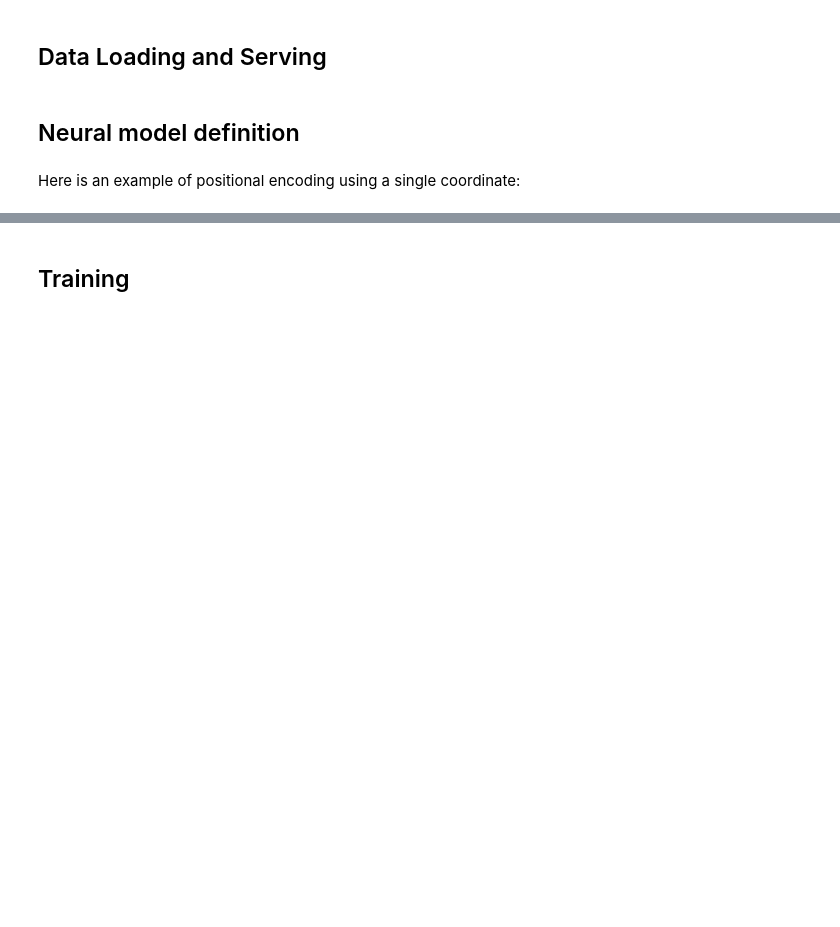
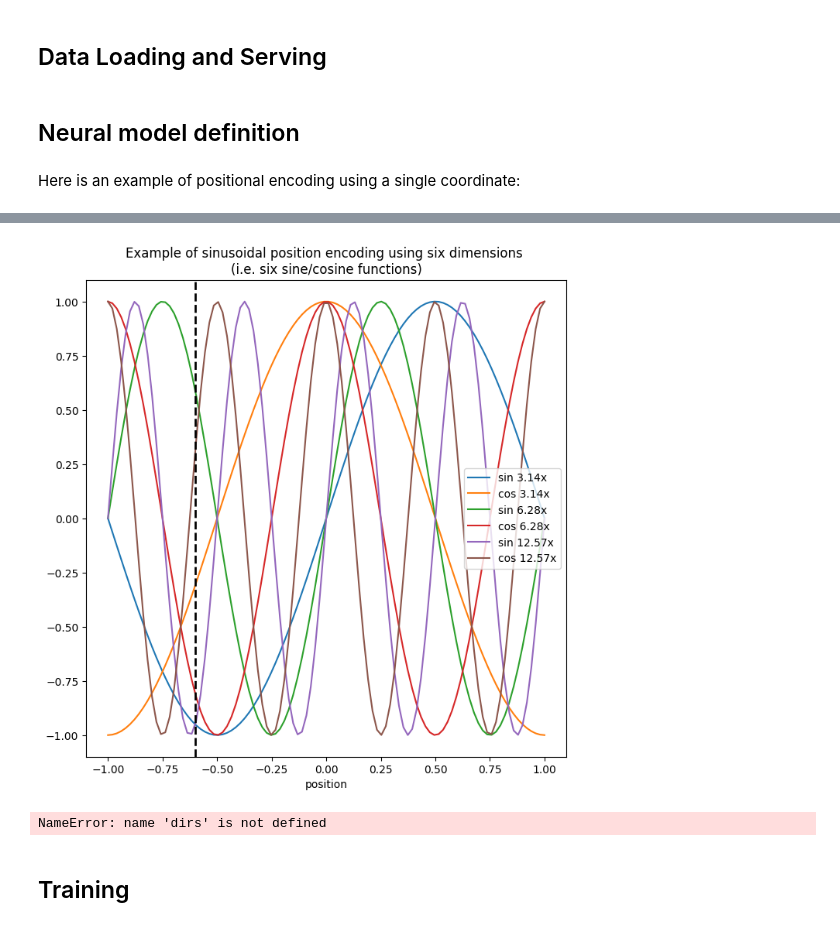
Before and after one commit to LucFrachon/nerf, a Jupyter notebook: NeRF.ipynb, the cells around one changed output, grey strips where cells are left out. Drawn from its saved outputs; the diff is of its cells as text; code cells hidden in the pictures; blank space fills up the shorter version.

```diff
--- a/NeRF.ipynb
+++ b/NeRF.ipynb
@@ -551,7 +617,7 @@ class PositionalEncoding(nn.Module):
 # %% [markdown]
 Here is an example of positional encoding using a single coordinate:
 # %%
-pos = torch.linspace(-1., 1., steps=16).reshape(1, -1, 1)
+pos = torch.linspace(-1., 1., steps=100).reshape(1, -1, 1)
 enc = PositionalEncoding(3, 1)
 pos_enc = enc(pos).squeeze().numpy()
 factors = enc.factors.repeat_interleave(2)
@@ -563,8 +644,11 @@ pos_enc
 # %%
-# %matplotlib inline
-# plt.close()
-# pos_enc.plot(x='position', figsize=(8, 8))
-# plt.axvline(x=-0.6, c='black', linestyle='--', lw=2);
+%matplotlib inline
+plt.close()
+pos_enc.plot(x='position', figsize=(8, 8))
+plt.axvline(x=-0.6, c='black', linestyle='--', lw=2)
+plt.title("Example of sinusoidal position encoding using six dimensions \n(i.e. six sine/cosine functions)");
+# %% [output]
+[figure, added]
 # %%
 class FCLayer(nn.Module):
     def __init__(self, dim_in, dim_out, activation = nn.ReLU(inplace=True)):
@@ -840,0 +936,8 @@ class SimpleNeRFModule(pl.LightningModule):
+# %%
+del origins
+del dirs
+del directions
+del coords_all
+del dist_all
+# %% [output]
+NameError: name 'dirs' is not defined
```
Also changed, not shown: parts of 28 cells of this notebook.
